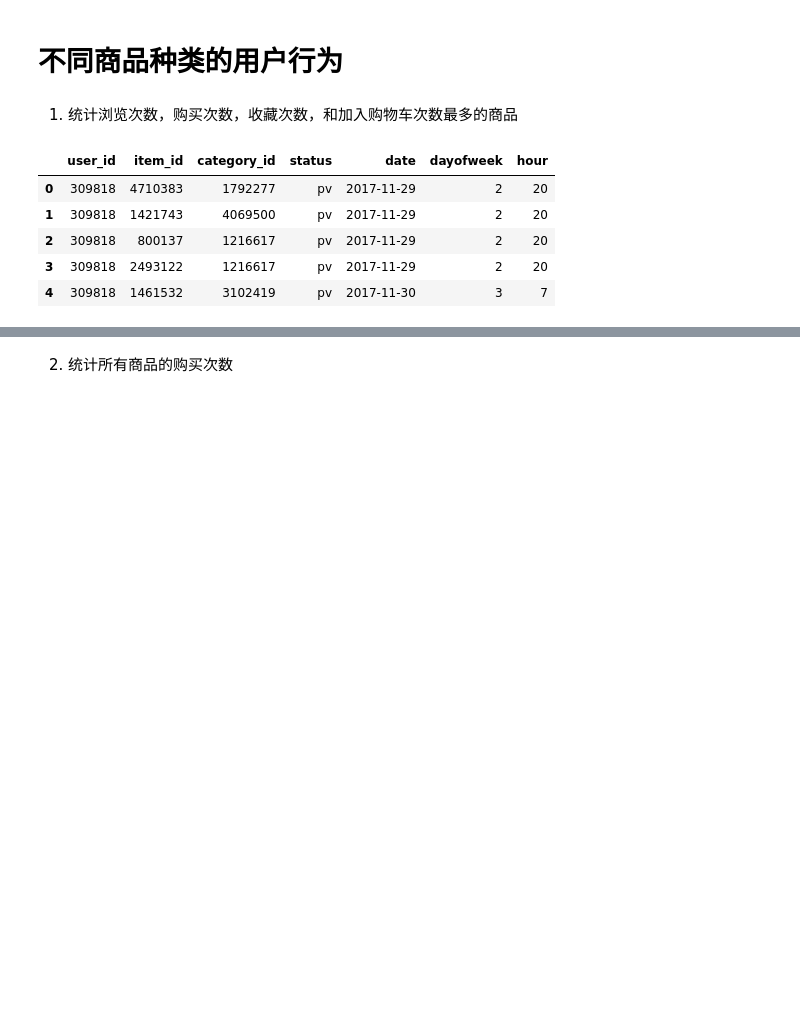
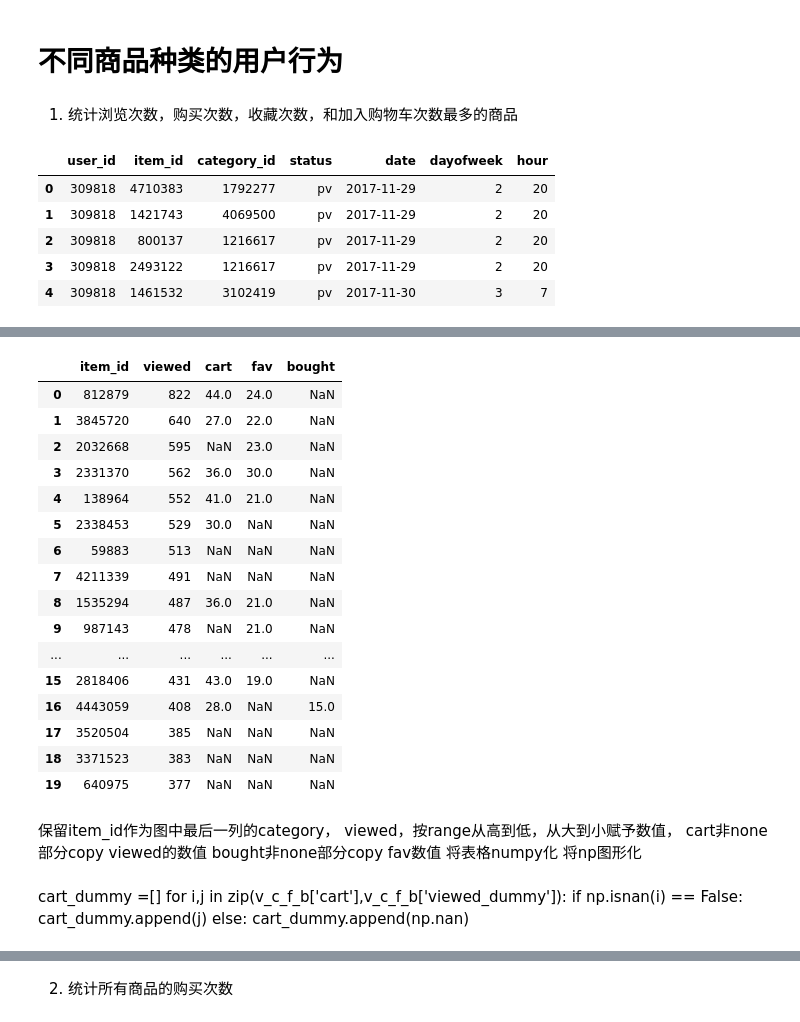
Before and after one commit to paxton615/Alibaba_UserBehavior_Analysis, a Jupyter notebook: drafts/AUBA_图表测试.ipynb, the cells around one changed output, grey strips where cells are left out. Drawn from its saved outputs; the diff is of its cells as text; code cells hidden in the pictures; blank space fills up the shorter version.

```diff
--- a/drafts/AUBA_图表测试.ipynb
+++ b/drafts/AUBA_图表测试.ipynb
@@ -725,0 +766,21 @@ users[users['status']=='cart'][['item_id','user_id']].groupby('item_id').count()
+# %%
+v_c_f_b = item_viewed.merge(item_cart, on='item_id', how='left').merge(item_fav, on='item_id', how='left').merge(item_bought, on='item_id', how='left')
+v_c_f_b
+# %% [output]
+|  | item_id | viewed | cart | fav | bought |
+| 0 | 812879 | 822 | 44.0 | 24.0 | NaN |
+| 1 | 3845720 | 640 | 27.0 | 22.0 | NaN |
+| 2 | 2032668 | 595 | NaN | 23.0 | NaN |
+| 3 | 2331370 | 562 | 36.0 | 30.0 | NaN |
+| 4 | 138964 | 552 | 41.0 | 21.0 | NaN |
+| 5 | 2338453 | 529 | 30.0 | NaN | NaN |
+| 6 | 59883 | 513 | NaN | NaN | NaN |
+| 7 | 4211339 | 491 | NaN | NaN | NaN |
+| 8 | 1535294 | 487 | 36.0 | 21.0 | NaN |
+| 9 | 987143 | 478 | NaN | 21.0 | NaN |
+| ... | ... | ... | ... | ... | ... |
+| 15 | 2818406 | 431 | 43.0 | 19.0 | NaN |
+| 16 | 4443059 | 408 | 28.0 | NaN | 15.0 |
+| 17 | 3520504 | 385 | NaN | NaN | NaN |
+| 18 | 3371523 | 383 | NaN | NaN | NaN |
+| 19 | 640975 | 377 | NaN | NaN | NaN |
@@ -728,0 +793,7 @@ users[users['status']=='cart'][['item_id','user_id']].groupby('item_id').count()
+# %% [markdown]
+保留item_id作为图中最后一列的category，
+viewed，按range从高到低，从大到小赋予数值，
+cart非none部分copy viewed的数值
+bought非none部分copy fav数值
+将表格numpy化
+将np图形化
@@ -728,0 +809,7 @@ users[users['status']=='cart'][['item_id','user_id']].groupby('item_id').count()
+# %% [markdown]
+cart_dummy =[]
+for i,j in zip(v_c_f_b['cart'],v_c_f_b['viewed_dummy']):
+    if np.isnan(i) == False:
+        cart_dummy.append(j)
+    else:
+        cart_dummy.append(np.nan)
```
Also changed, not shown: parts of 39 cells of this notebook, 3 other files.
